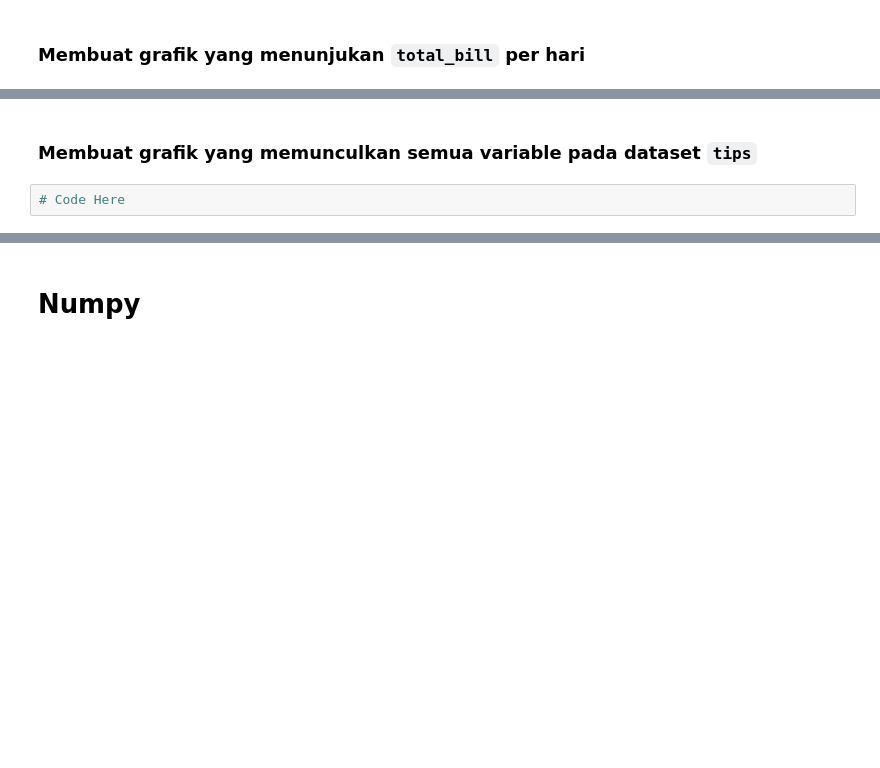
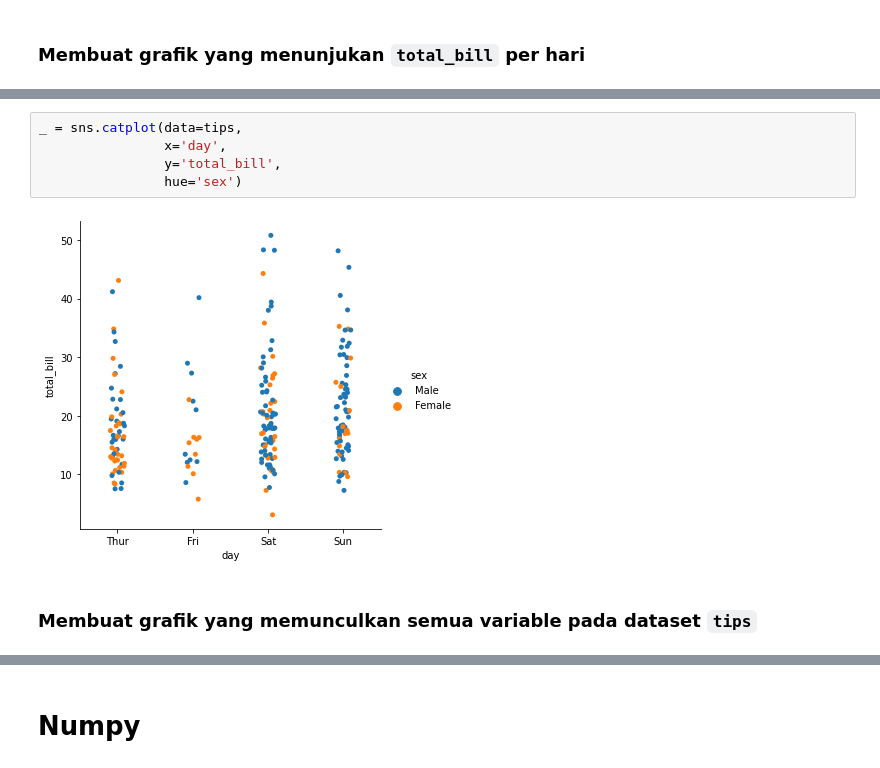
Before and after one commit to ardhptr21/pynapple2021, a Jupyter notebook: Tugas Tahap 1/tugas3.ipynb, the cells around one changed output, grey strips where cells are left out. Saved outputs shown, nothing was run; the diff lists cells and outputs as text; blank space fills up the shorter version.

```diff
--- a/Tugas Tahap 1/tugas3.ipynb
+++ b/Tugas Tahap 1/tugas3.ipynb
@@ -51,4 +53,9 @@ tips.head()
+# %%
+_ = sns.catplot(data=tips,
+                x='day',
+                y='total_bill',
+                hue='sex')
+# %% [output]
+[figure, added]
 # %% [markdown]
 ### Membuat grafik yang memunculkan semua variable pada dataset `tips`
-# %%
-# Code Here
```
Also changed, not shown: parts of 4 cells of this notebook.
